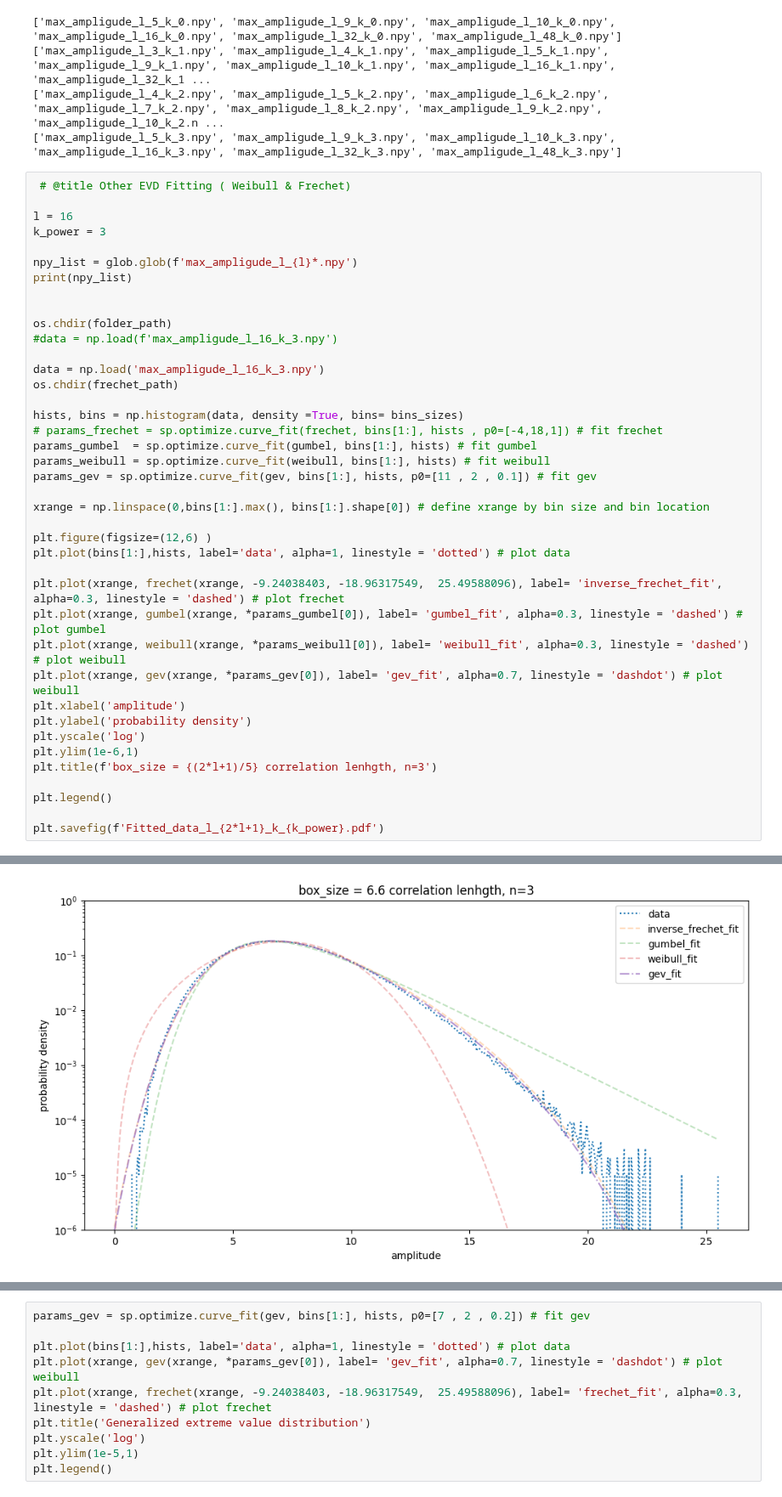
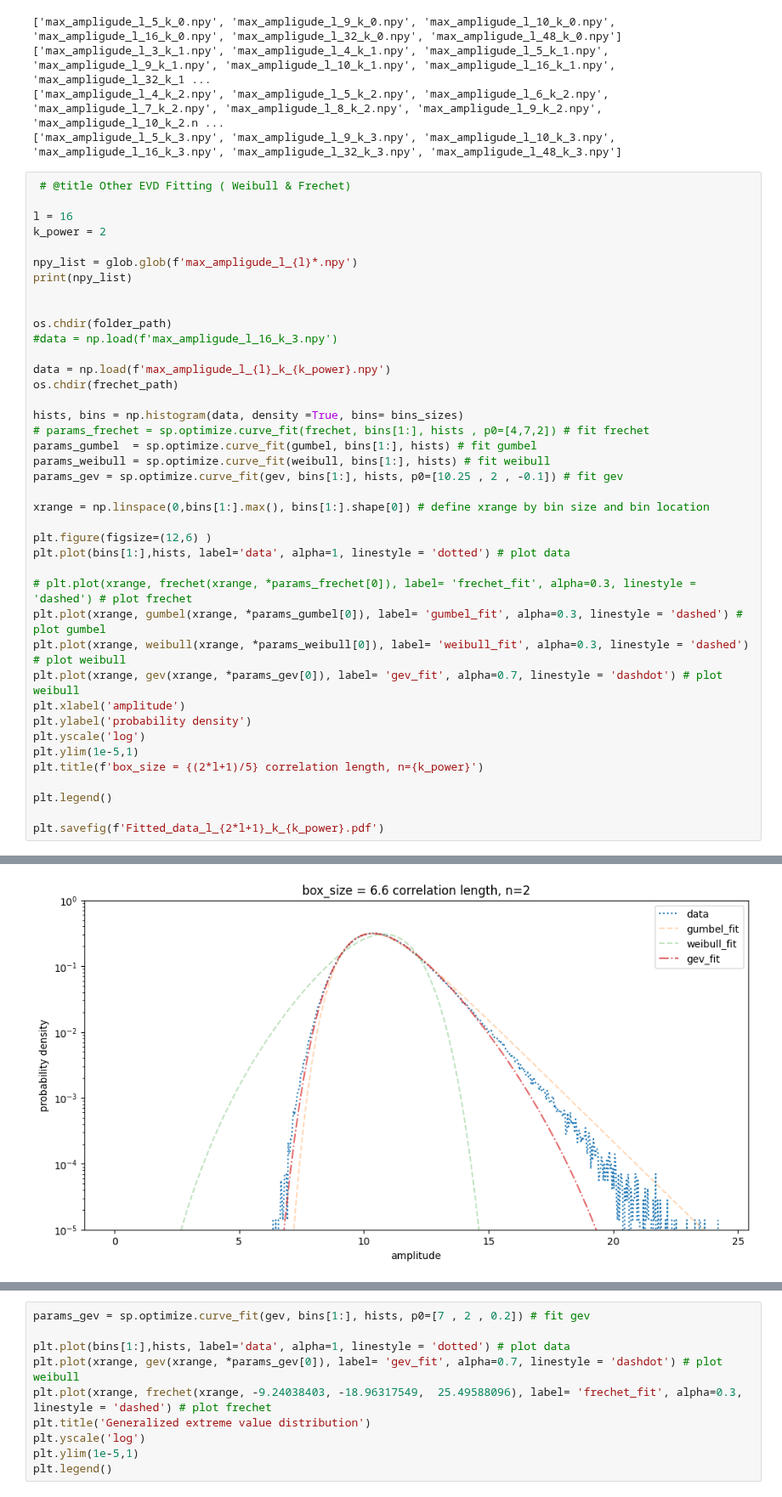
Before and after one commit to khchoi-physik/pbh_simulations, a Jupyter notebook: curve_fitting.ipynb, the cells around one changed output, grey strips where cells are left out. Shown at 85% size. Cells and saved outputs as stored; diff of their text form.

Commit message:
Run multiple curve fitting

```diff
--- a/curve_fitting.ipynb
+++ b/curve_fitting.ipynb
@@ -230,42 +230,42 @@ for k_power in k_power_list:
  # @title Other EVD Fitting ( Weibull & Frechet)
 
 l = 16
-k_power = 3
+k_power = 2
 
 npy_list = glob.glob(f'max_ampligude_l_{l}*.npy')
 print(npy_list)
 
 
 os.chdir(folder_path)
 #data = np.load(f'max_ampligude_l_16_k_3.npy')
 
-data = np.load('max_ampligude_l_16_k_3.npy')
+data = np.load(f'max_ampligude_l_{l}_k_{k_power}.npy')
 os.chdir(frechet_path)
 
 hists, bins = np.histogram(data, density =True, bins= bins_sizes)
-# params_frechet = sp.optimize.curve_fit(frechet, bins[1:], hists , p0=[-4,18,1]) # fit frechet
+# params_frechet = sp.optimize.curve_fit(frechet, bins[1:], hists , p0=[4,7,2]) # fit frechet
 params_gumbel  = sp.optimize.curve_fit(gumbel, bins[1:], hists) # fit gumbel
 params_weibull = sp.optimize.curve_fit(weibull, bins[1:], hists) # fit weibull
-params_gev = sp.optimize.curve_fit(gev, bins[1:], hists, p0=[11 , 2 , 0.1]) # fit gev
+params_gev = sp.optimize.curve_fit(gev, bins[1:], hists, p0=[10.25 , 2 , -0.1]) # fit gev
 
 xrange = np.linspace(0,bins[1:].max(), bins[1:].shape[0]) # define xrange by bin size and bin location
 
 plt.figure(figsize=(12,6) )
 plt.plot(bins[1:],hists, label='data', alpha=1, linestyle = 'dotted') # plot data
 
-plt.plot(xrange, frechet(xrange, -9.24038403, -18.96317549,  25.49588096), label= 'inverse_frechet_fit', alpha=0.3, linestyle = 'dashed') # plot frechet
+# plt.plot(xrange, frechet(xrange, *params_frechet[0]), label= 'frechet_fit', alpha=0.3, linestyle = 'dashed') # plot frechet
 plt.plot(xrange, gumbel(xrange, *params_gumbel[0]), label= 'gumbel_fit', alpha=0.3, linestyle = 'dashed') # plot gumbel
 plt.plot(xrange, weibull(xrange, *params_weibull[0]), label= 'weibull_fit', alpha=0.3, linestyle = 'dashed') # plot weibull
 plt.plot(xrange, gev(xrange, *params_gev[0]), label= 'gev_fit', alpha=0.7, linestyle = 'dashdot') # plot weibull
 plt.xlabel('amplitude')
 plt.ylabel('probability density')
 plt.yscale('log')
-plt.ylim(1e-6,1)
-plt.title(f'box_size = {(2*l+1)/5} correlation lenhgth, n=3')
+plt.ylim(1e-5,1)
+plt.title(f'box_size = {(2*l+1)/5} correlation length, n={k_power}')
 
 plt.legend()
 
 plt.savefig(f'Fitted_data_l_{2*l+1}_k_{k_power}.pdf')
 # %% [output]
 []
-[figure, old version]
+[figure, new version]
```
Also changed, not shown: parts of 4 cells of this notebook.
